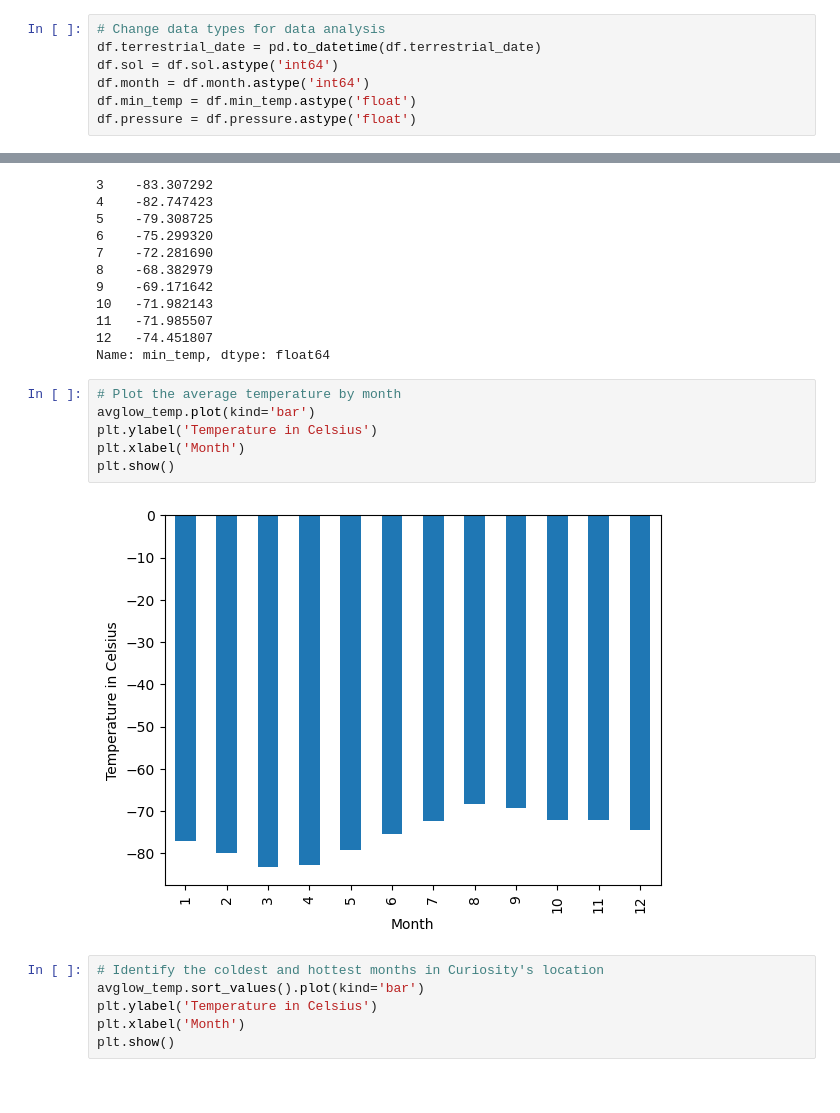
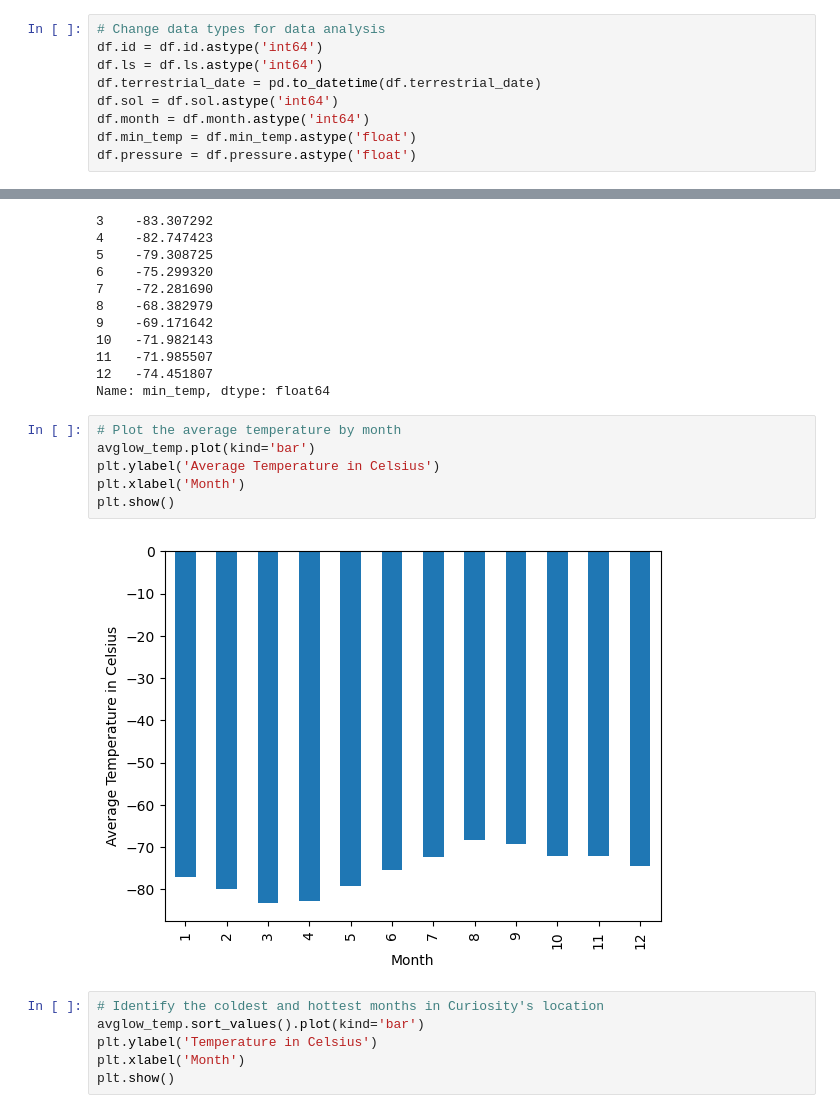
Before and after one commit to cbrooks718/Mission-to-Mars, a Jupyter notebook: Challenge_Code/part_2_mars_weather.ipynb, the cells around one changed output, grey strips where cells are left out. Saved outputs shown, nothing was run; the diff lists cells and outputs as text.

```diff
--- a/Challenge_Code/part_2_mars_weather.ipynb
+++ b/Challenge_Code/part_2_mars_weather.ipynb
@@ -133,6 +133,8 @@ pressure            object
 dtype: object
 # %%
 # Change data types for data analysis
+df.id = df.id.astype('int64')
+df.ls = df.ls.astype('int64')
 df.terrestrial_date = pd.to_datetime(df.terrestrial_date)
 df.sol = df.sol.astype('int64')
 df.month = df.month.astype('int64')
@@ -211,11 +213,11 @@ Name: min_temp, dtype: float64
 # %%
 # Plot the average temperature by month
 avglow_temp.plot(kind='bar')
-plt.ylabel('Temperature in Celsius')
+plt.ylabel('Average Temperature in Celsius')
 plt.xlabel('Month')
 plt.show()
 # %% [output]
-[figure, old version]
+[figure, new version]
 # %%
 # Identify the coldest and hottest months in Curiosity's location
 avglow_temp.sort_values().plot(kind='bar')
```
Also changed, not shown: parts of 1 cell of this notebook.
